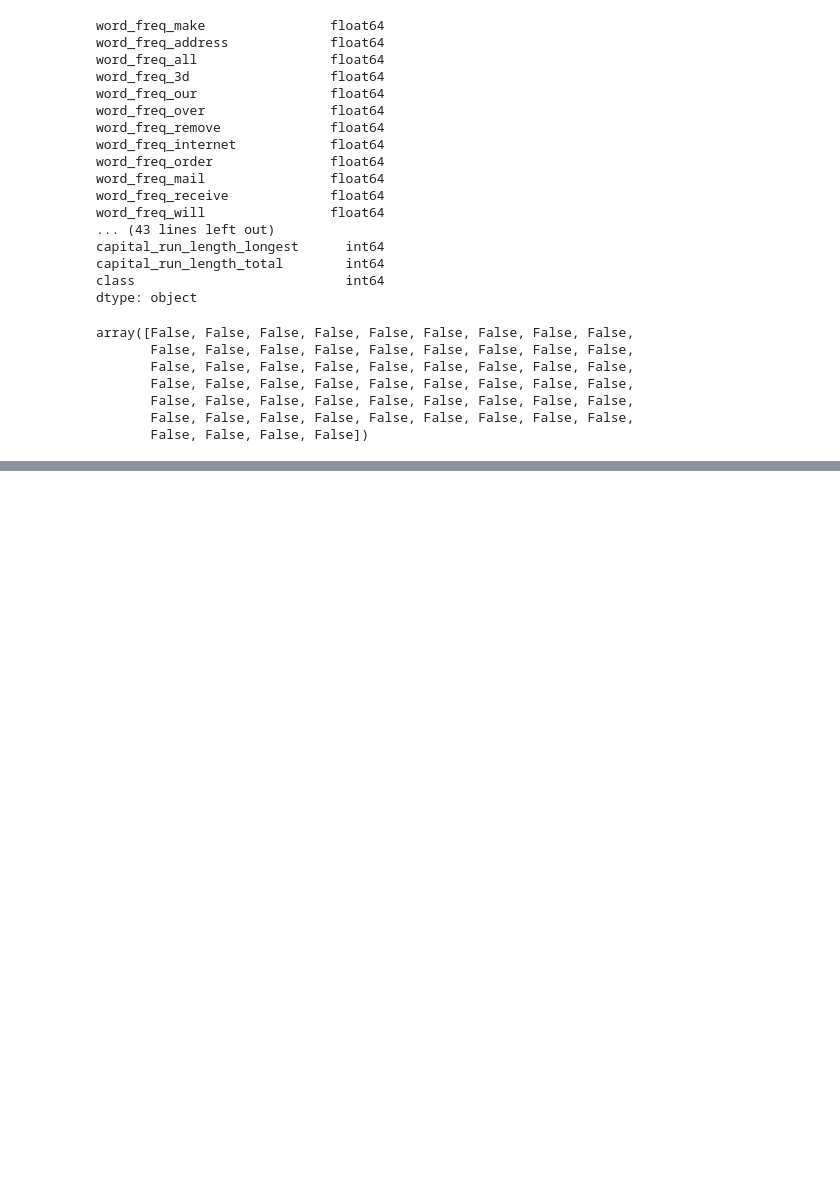
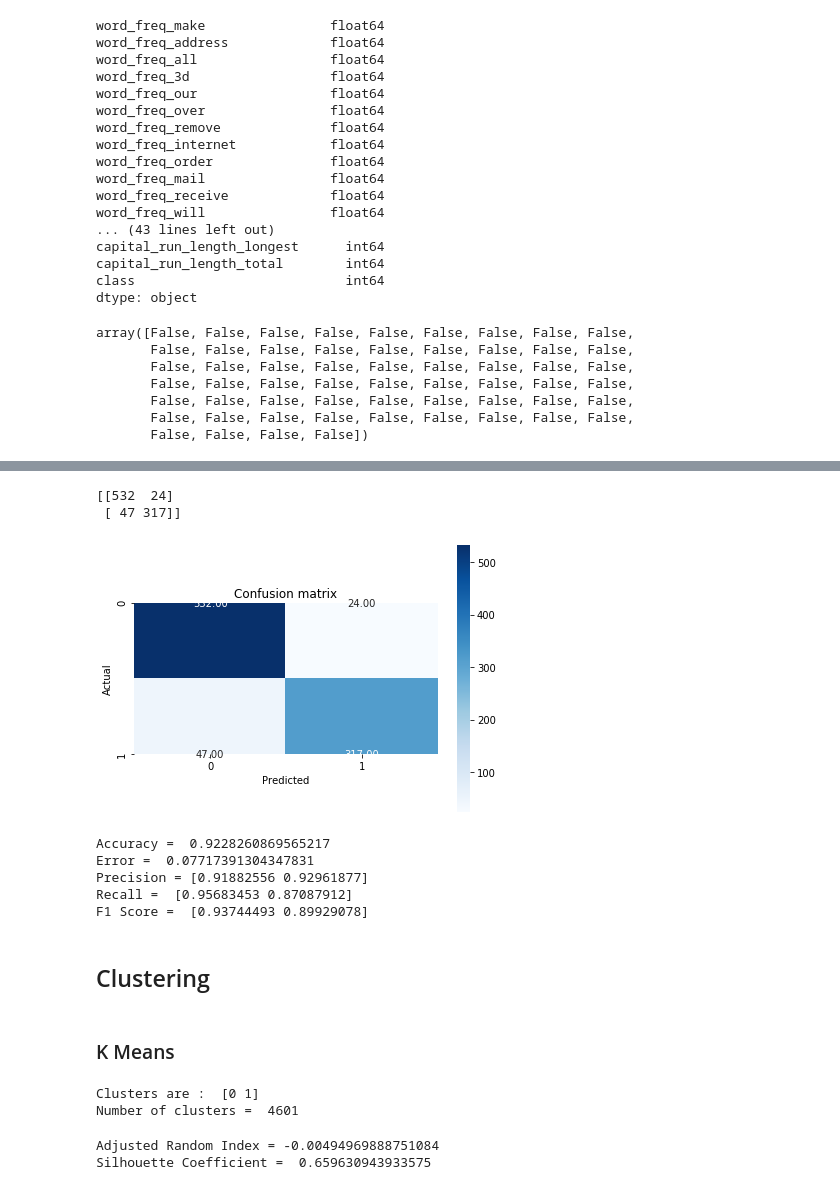
Before and after one commit to samujjwaal/Spam-Email-Classifier, a Jupyter notebook: CS418-FinalProject.ipynb, the cells around one changed output, grey strips where cells are left out. Saved outputs shown, nothing was run; the diff lists cells and outputs as text; code cells hidden in the pictures; blank space fills up the shorter version.

```diff
--- a/CS418-FinalProject.ipynb
+++ b/CS418-FinalProject.ipynb
@@ -87,0 +288,29 @@ plt.hist(original_data.iloc[:,[0]], bins = 6)
+# %%
+y_pred = classifier.predict(x_val_scaled)
+# %%
+conf_matrix = metrics.confusion_matrix(y_val,y_pred)
+sns.heatmap(conf_matrix, annot = True, fmt = ".2f", square = True, cmap = plt.cm.Blues)
+plt.ylabel('Actual')
+plt.xlabel('Predicted')
+plt.title('Confusion matrix')
+plt.tight_layout()
+print(conf_matrix)
+# %% [output]
+[[532  24]
+ [ 47 317]]
+[figure, added]
+# %%
+accuracy = metrics.accuracy_score(y_val,y_pred)
+error = 1 - accuracy
+precision = metrics.precision_score(y_val, y_pred, average = None)
+recall = metrics.recall_score(y_val, y_pred, average = None)
+F1_score = metrics.f1_score(y_val, y_pred, average = None)
+print("Accuracy = ",accuracy, "\nError = ",error, "\nPrecision =",precision,"\nRecall = ", recall,"\nF1 Score = ", F1_score)
+# %% [output]
+Accuracy =  0.9228260869565217
+Error =  0.07717391304347831
+Precision = [0.91882556 0.92961877]
+Recall =  [0.95683453 0.87087912]
+F1 Score =  [0.93744493 0.89929078]
+# %% [markdown]
+## Clustering
@@ -87,0 +329,17 @@ plt.hist(original_data.iloc[:,[0]], bins = 6)
+# %% [markdown]
+### K Means
+# %%
+clustering = KMeans(n_clusters = 2,init = 'random',n_init = 10, random_state = 0).fit(data_x_scaled)
+clusters = clustering.labels_
+print("Clusters are : ",np.unique(clusters))
+print("Number of clusters = ",len(clusters))
+# %% [output]
+Clusters are :  [0 1]
+Number of clusters =  4601
+# %%
+adjusted_rand_index = metrics.adjusted_rand_score(data_y,clusters)
+silhouette_coefficient = metrics.silhouette_score(data_x_scaled,clusters)
+print("Adjusted Random Index =",adjusted_rand_index, "\nSilhouette Coefficient = ",silhouette_coefficient)
+# %% [output]
+Adjusted Random Index = -0.00494969888751084
+Silhouette Coefficient =  0.659630943933575
```
Also changed, not shown: parts of 36 cells of this notebook.
